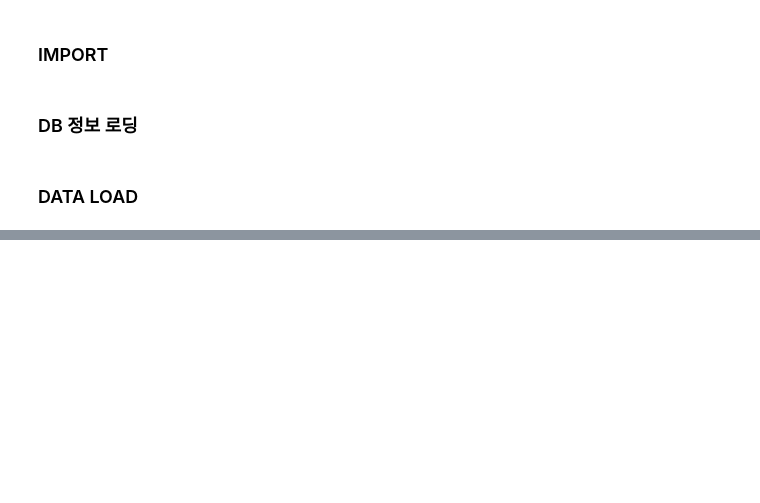
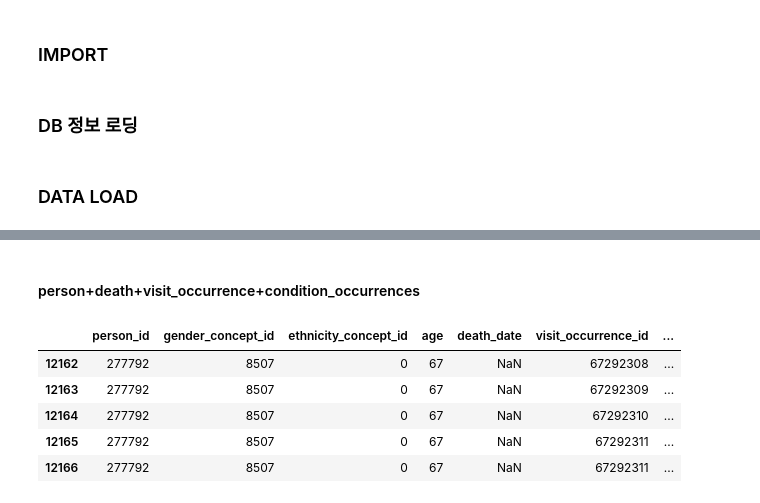
Before and after one commit to yoon-kyung/synthea, a Jupyter notebook: analysis.ipynb, the cells around one changed output, grey strips where cells are left out. Cells and saved outputs as stored; diff of their text form; code cells hidden in the pictures; blank space fills up the shorter version.

```diff
--- a/analysis.ipynb
+++ b/analysis.ipynb
@@ -34,0 +155,12 @@ drug_exposure_data = select_all(table_name="drug_exposure") # 의약품 처방
+# %% [markdown]
+#### person+death+visit_occurrence+condition_occurrences
+# %%
+new_data = pd.merge(new_data, condition_occurrences, on=['person_id', 'visit_occurrence_id'])
+new_data.tail(5)
+# %% [output]
+|  | person_id | gender_concept_id | ethnicity_concept_id | age | death_date | visit_occurrence_id | ... |
+| 12162 | 277792 | 8507 | 0 | 67 | NaN | 67292308 | ... |
+| 12163 | 277792 | 8507 | 0 | 67 | NaN | 67292309 | ... |
+| 12164 | 277792 | 8507 | 0 | 67 | NaN | 67292310 | ... |
+| 12165 | 277792 | 8507 | 0 | 67 | NaN | 67292311 | ... |
+| 12166 | 277792 | 8507 | 0 | 67 | NaN | 67292311 | ... |
```
Also changed, not shown: parts of 24 cells of this notebook.
